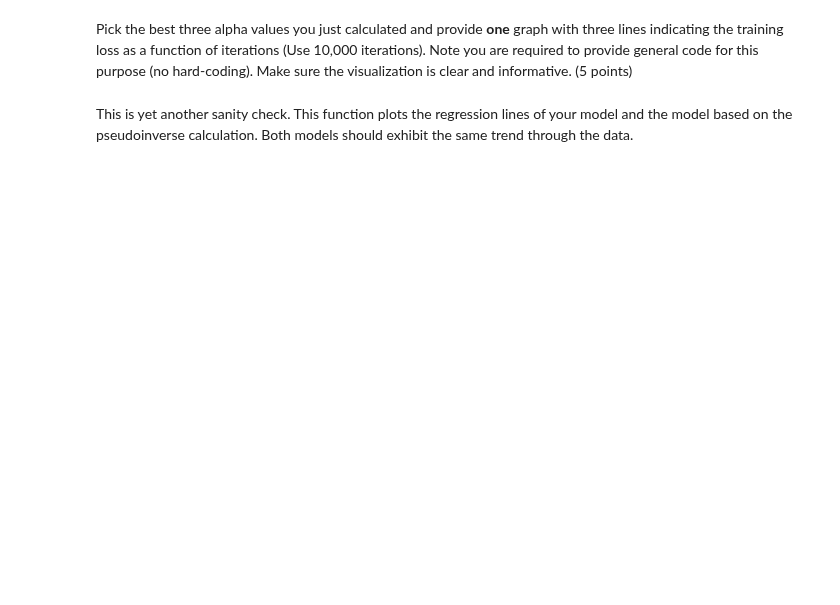
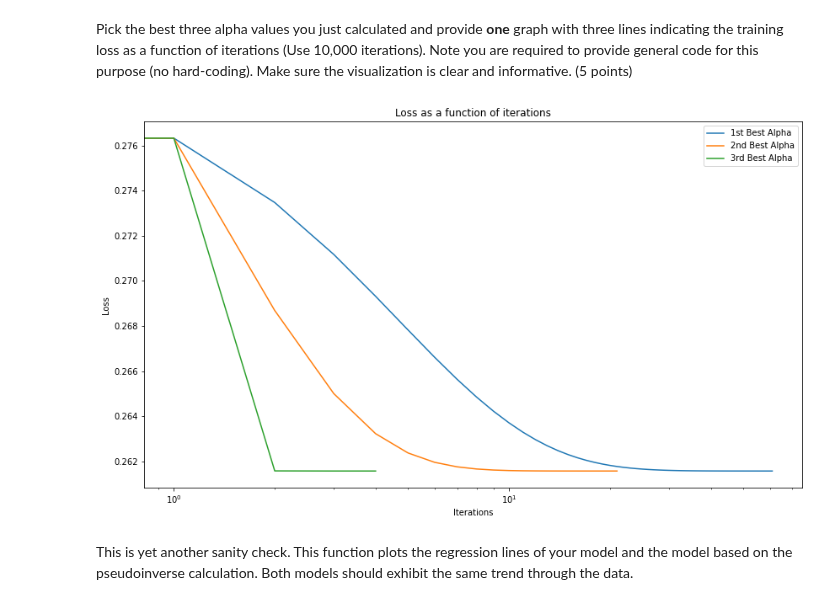
Before and after one commit to danspts/ml-hw, a Jupyter notebook: hw-1/hwa1.ipynb, the cells around one changed output. Cells and saved outputs as stored; diff of their text form; code cells hidden in the pictures; blank space fills up the shorter version.

```diff
--- a/hw-1/hwa1.ipynb
+++ b/hw-1/hwa1.ipynb
@@ -191,7 +204,8 @@ def compute_cost(X, y, theta):
     ###########################################################################
     # TODO: Implement the MSE cost function.                                  #
     ###########################################################################
-    J = np.sum(np.square((theta @ X.T) - y)) / (2 * X.shape[0])
+    coefficient = 2 * X.shape[0]
+    J = np.sum(np.square(theta @ X.T - y)) / coefficient
     ###########################################################################
     #                             END OF YOUR CODE                            #
     ###########################################################################
@@ -235,11 +248,12 @@ def gradient_descent(X, y, theta, alpha, num_iters):
     ###########################################################################
     # TODO: Implement the gradient descent optimization algorithm.            #
     ###########################################################################
-    coefficient = alpha / X.shape[0]
+    coefficient = alpha / len(y)
     for n in range(num_iters):
-        theta -= coefficient * ((theta @ X.T) - y) @ X
         cost = compute_cost(X, y, theta)
         J_history.append(cost)
+        theta -= coefficient * (theta @ X.T - y) @ X
+
     ###########################################################################
     #                             END OF YOUR CODE                            #
     ###########################################################################
@@ -308,8 +329,8 @@ def efficient_gradient_descent(X, y, theta, alpha, num_iters):
     """
     Learn the parameters of your model using the *training set*, but stop
     the learning process once the improvement of the loss value is smaller
-    than 1e-8. This function is very similar to the gradient descent
-    function you already implemented.
+koill alweddc das
+function you already implemented.
 
     Input:
     - X: Inputs  (n features over m instances).
@@ -322,18 +343,18 @@ def efficient_gradient_descent(X, y, theta, alpha, num_iters):
     - theta: The learned parameters of your model.
     - J_history: the loss value for every iteration.
     """
-    J_history = [] # Use a python list to save cost in every iteration
+    J_history = [compute_cost(X, y, theta)] # Use a python list to save cost in every iteration
     theta = theta.copy() # avoid changing the original thetas
     ###########################################################################
     # TODO: Implement the gradient descent optimization algorithm.            #
-    ###########################################################################
-    coefficient = alpha / X.shape[0]
+    ##################alpha#########################################################
+    coefficient =  alpha / X.shape[0]
     for n in range(num_iters):
-        h = theta @ X.T
-        theta -= (coefficient * (h - y) @ X)
         new_loss = compute_cost(X, y, theta)
         J_history.append(new_loss)
-        if len(J_history) > 1 and new_loss < J_history[-1] and J_history[-1] - new_loss  < 1e-8:
+        h = theta @ X.T
+        theta -= coefficient * (h - y) @ X
+        if len(J_history) > 2 and J_history[-2] - J_history[-1] < 1e-8:
             break
     ###########################################################################
     #                             END OF YOUR CODE                            #
@@ -358,11 +379,16 @@ def find_best_alpha(X_train, y_train, X_val, y_val, iterations):
 
     alphas = [0.00001, 0.00003, 0.0001, 0.0003, 0.001, 0.003, 0.01, 0.03, 0.1, 0.3, 1, 2, 3]
     alpha_dict = {}
-    test_theta = np.random.random(size=2)
+    test_theta = np.random.random(size=X_train.shape[1])
     ###########################################################################
     # TODO: Implement the function.                                           #
     ###########################################################################
-    alpha_dict = {alpha: compute_cost(X_val, y_val, efficient_gradient_descent(X_train, y_train, test_theta, alpha, iterations)[0]) for alpha in alphas}
+    for alpha in alphas:
+        theta =  efficient_gradient_descent(X_train, y_train, test_theta, alpha, iterations)[0]
+        alpha_dict[alpha] = compute_cost(X_val, y_val, theta)
+
+
+    #alpha_dict = {alpha: compute_cost(X_val, y_val, efficient_gradient_descent(X_train, y_train, test_theta, alpha, iterations)[0]) for alpha in alphas}
     ###########################################################################
     #                             END OF YOUR CODE                            #
     ###########################################################################
@@ -388,22 +425,24 @@ Pick the best three alpha values you just calculated and provide **one** graph w
 # %%
 ###########################################################################
 #                            START OF YOUR CODE                           #
 ###########################################################################
 best_alphas = sorted(alpha_dict.items(), key=lambda entry: entry[1])
-test_theta = np.random.random(size=2)
+test_theta = np.random.random(size=X_train.shape[1])
 # Change range parameter for how many alphas to try
 for i in range(3):
-    history = efficient_gradient_descent(X_train, y_train, test_theta, best_alphas[i][0], 10_000)[1]
+    _, history = efficient_gradient_descent(X_train, y_train, test_theta, best_alphas[i][0], 10_000)
     plt.plot(np.arange(len(history)), history)
 plt.xscale('log')
 plt.xlabel('Iterations')
 plt.ylabel('Loss')
 plt.title('Loss as a function of iterations')
 plt.legend(['1st Best Alpha', '2nd Best Alpha', '3rd Best Alpha']);
 plt.show()
 ###########################################################################
 #                             END OF YOUR CODE                            #
 ###########################################################################
+# %% [output]
+[figure, added]
 # %% [markdown]
 This is yet another sanity check. This function plots the regression lines of your model and the model based on the pseudoinverse calculation. Both models should exhibit the same trend through the data.
 # %%
```
Also changed, not shown: parts of 27 cells of this notebook.
